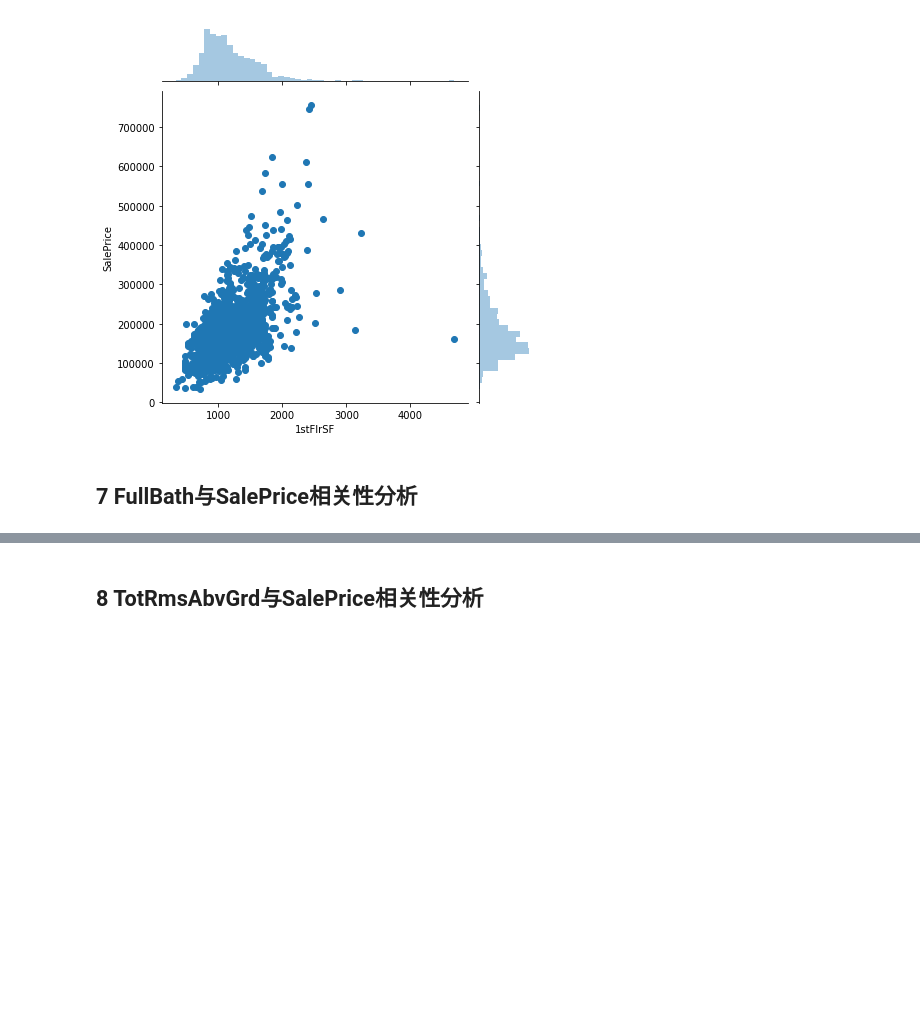
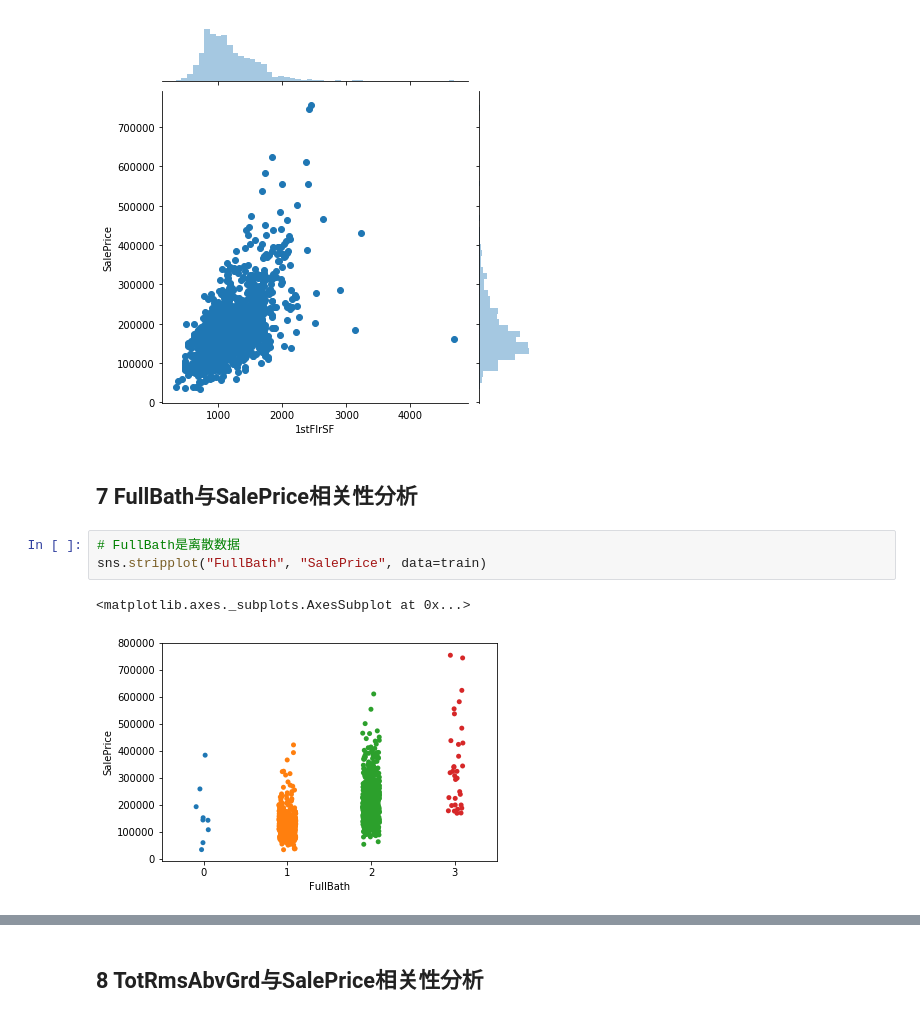
Before and after one commit to zingp/kaggle, a Jupyter notebook: forecast_losa_house_prices/EDA.ipynb, the cells around one changed output, grey strips where cells are left out. Drawn from its saved outputs; the diff is of its cells as text; blank space fills up the shorter version.

```diff
--- a/forecast_losa_house_prices/EDA.ipynb
+++ b/forecast_losa_house_prices/EDA.ipynb
@@ -175,3 +175,9 @@ sns.jointplot("1stFlrSF", "SalePrice", data=train)
 [figure]
 # %% [markdown]
 ## 7 FullBath与SalePrice相关性分析
+# %%
+# FullBath是离散数据
+sns.stripplot("FullBath", "SalePrice", data=train)
+# %% [output]
+<matplotlib.axes._subplots.AxesSubplot at 0x...>
+[figure, added]
```
Also changed, not shown: parts of 8 cells of this notebook.
